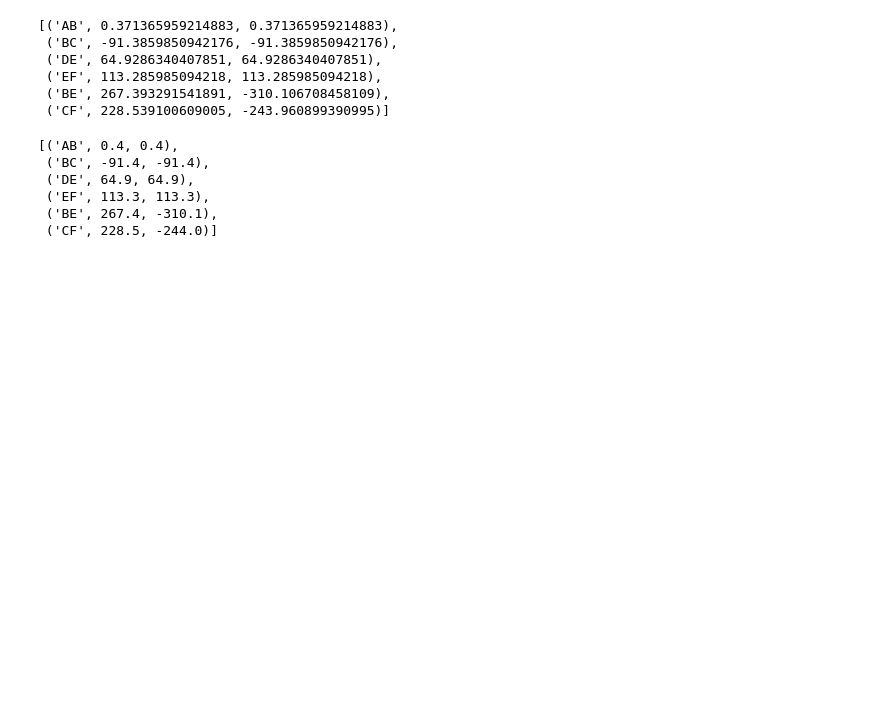
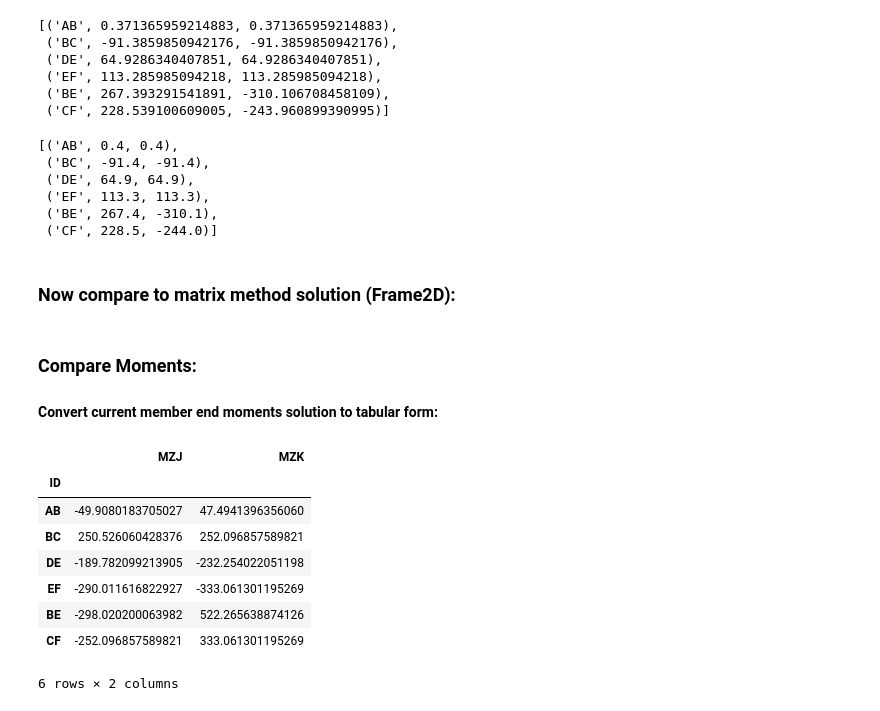
Before and after one commit to nholtz/structural-analysis, a Jupyter notebook: slope-deflection/KG-Example-8.2.ipynb, the cells around one changed output. Drawn from its saved outputs; the diff is of its cells as text; code cells hidden in the pictures; blank space fills up the shorter version.

```diff
--- a/slope-deflection/KG-Example-8.2.ipynb
+++ b/slope-deflection/KG-Example-8.2.ipynb
@@ -72,12 +78,12 @@ V['Mab'].subs(soln).n()
 # %%
 # collect the end moments in all 6 members
-all = []
+allm = []
 V = globals()
 for m in 'ab,bc,de,ef,be,cf'.split(','):
     mj = V['M'+m].subs(soln).n()*1E-6          # Mxy
     mk = V['M'+m[::-1]].subs(soln).n()*1E-6    # Myx
-    all.append((m.upper(),mj,mk))
-all
+    allm.append((m.upper(),mj,mk))
+allm
 # %% [output]
 [('AB', -49.9080183705027, 47.4941396356060),
  ('BC', 250.526060428376, 252.096857589821),
@@ -119,3 +127,5 @@ allv
  ('EF', 113.3, 113.3),
  ('BE', 267.4, -310.1),
  ('CF', 228.5, -244.0)]
+# %% [markdown]
+### Now compare to matrix method solution (Frame2D):
@@ -121,0 +136,16 @@ allv
+# %% [markdown]
+### Compare Moments:
+#### Convert current member end moments solution to tabular form:
+# %%
+mems = pd.DataFrame(allm,columns=['ID','MZJ','MZK']).set_index('ID')
+mems
+# %% [output]
+|  | MZJ | MZK |
+| ID |  |  |
+| AB | -49.9080183705027 | 47.4941396356060 |
+| BC | 250.526060428376 | 252.096857589821 |
+| DE | -189.782099213905 | -232.254022051198 |
+| EF | -290.011616822927 | -333.061301195269 |
+| BE | -298.020200063982 | 522.265638874126 |
+| CF | -252.096857589821 | 333.061301195269 |
+6 rows × 2 columns
```
Also changed, not shown: parts of 24 cells of this notebook, 6 other files.
